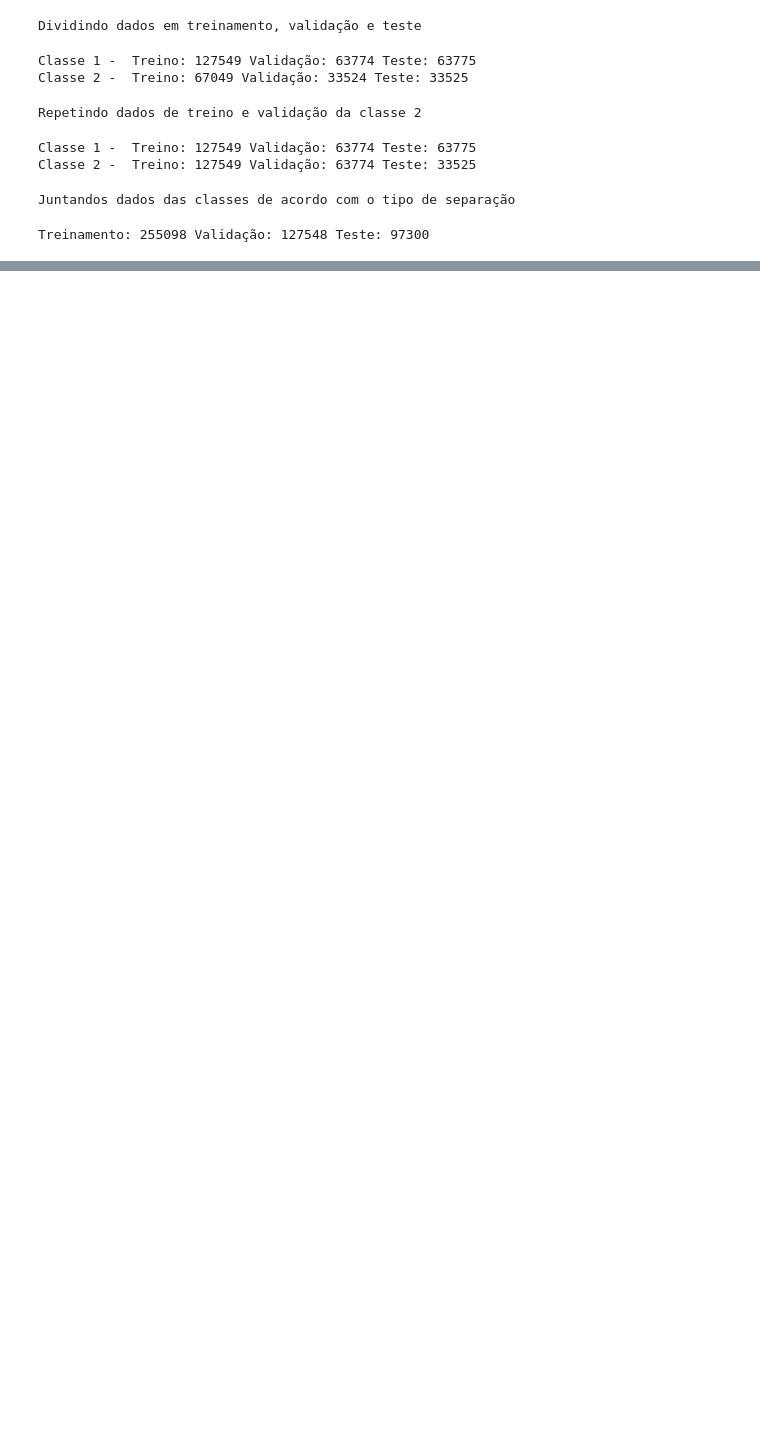
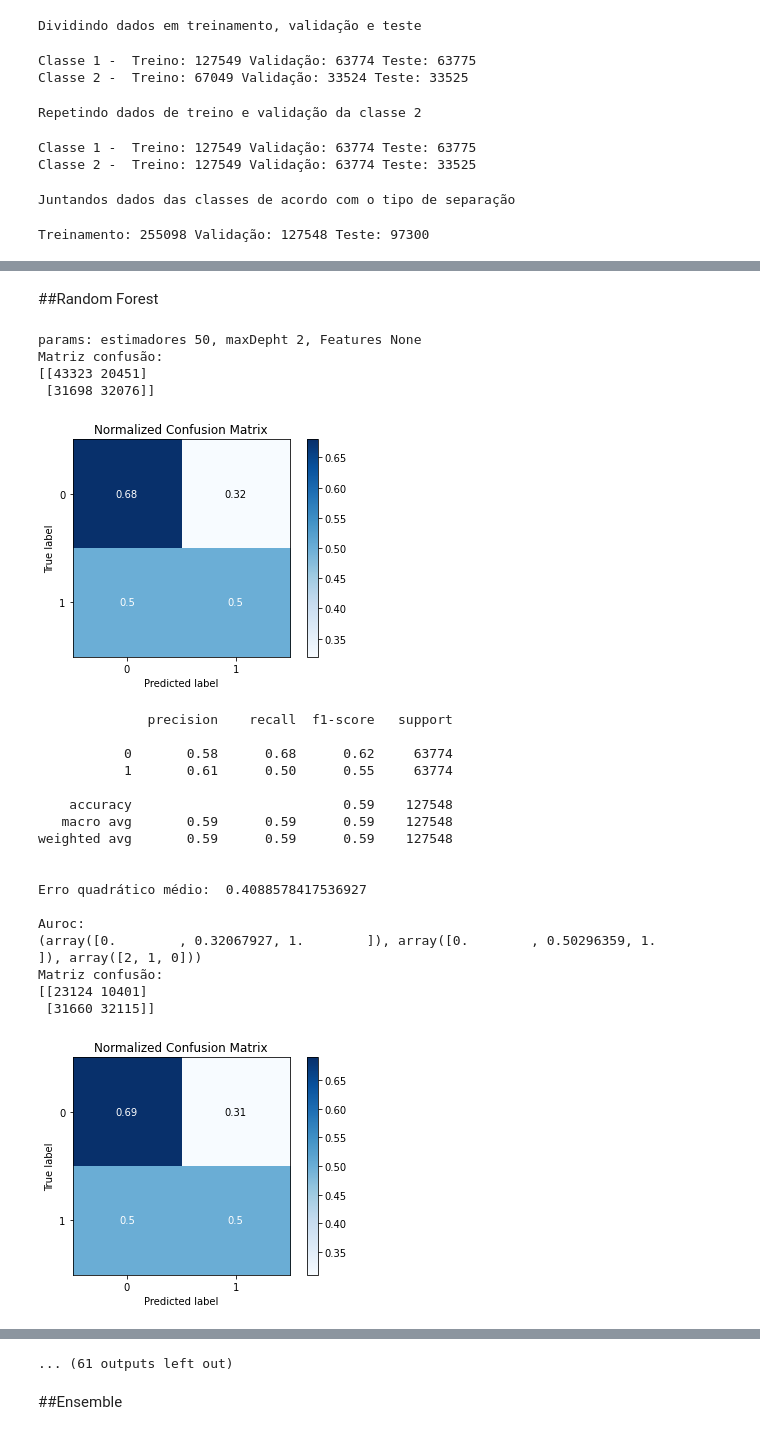
Before and after one commit to LucasThierry/Neural-Networks-21.1, a Jupyter notebook: Projeto.ipynb, the cells around one changed output, grey strips where cells are left out. Saved outputs shown, nothing was run; the diff lists cells and outputs as text; code cells hidden in the pictures; blank space fills up the shorter version.

Commit message:
Adição da avaliação do random forest

```diff
--- a/Projeto.ipynb
+++ b/Projeto.ipynb
@@ -39,0 +53,2 @@ Lendo arquivo...
+# %%
+dataset.drop(columns=['INDEX'], inplace=True)
@@ -89,0 +133,7 @@ Treinamento: 255098 Validação: 127548 Teste: 97300
+# %%
+x_train = data_train.iloc[:,:-2]
+y_train = data_train.iloc[:,-2:]
+x_validate = data_validate.iloc[:,:-2]
+y_validate = data_validate.iloc[:,-2:]
+x_test = data_test.iloc[:,:-2]
+y_test = data_test.iloc[:,-2:]
@@ -89,0 +165,4 @@ Treinamento: 255098 Validação: 127548 Teste: 97300
+# %%
+def pred_name_columns(arr):
+    result = pd.DataFrame(arr, columns = ['IND_BOM_1_1','IND_BOM_1_2'])
+    return result
@@ -89,0 +240,2 @@ Treinamento: 255098 Validação: 127548 Teste: 97300
+# %% [markdown]
+##Random Forest
@@ -89,0 +244,51 @@ Treinamento: 255098 Validação: 127548 Teste: 97300
+# %%
+estimators = [50,100,128]
+maxDeep = [2,5,8]
+maxFeatures = [None, 'sqrt']
+# %%
+for est in estimators:
+  for deep in maxDeep:
+    for feat in maxFeatures:
+      rf_classifier = RandomForestClassifier(n_estimators=est,max_depth=deep,min_samples_leaf=2,min_samples_split=4,max_features=feat)
+      print('params: estimadores {}, maxDepht {}, Features {}'.format(est,deep,feat))
+      rf_history = rf_classifier.fit(x_train, y_train)
+
+      rf_pred_class_val = rf_classifier.predict(x_validate)
+      y_pred_rf_val = pred_name_columns(rf_pred_class_val)
+      my_metrics(y_validate,y_pred_rf_val)
+
+      #rf_prb_val = rf_classifer.predict_proba(x_validate)
+      # skplt.metrics.plot_ks_statistic(y_validate['IND_BOM_1_1'], rf_prb_val)
+      # plt.show()
+
+      rf_pred_class_test = rf_classifier.predict(x_test)
+      y_pred_rf_test = pred_name_columns(rf_pred_class_test)
+      my_metrics(y_test,y_pred_rf_test)
+
+      #rf_prb_tst = rf_classifer.predict_proba(x_test)
+      # skplt.metrics.plot_ks_statistic(y_test['IND_BOM_1_1'], rf_prb_tst)
+      # plt.show()
+# %% [output]
+params: estimadores 50, maxDepht 2, Features None
+Matriz confusão:
+[[43323 20451]
+ [31698 32076]]
+[figure, added]
+              precision    recall  f1-score   support
+
+           0       0.58      0.68      0.62     63774
+           1       0.61      0.50      0.55     63774
+
+    accuracy                           0.59    127548
+   macro avg       0.59      0.59      0.59    127548
+weighted avg       0.59      0.59      0.59    127548
+
+
+Erro quadrático médio:  0.4088578417536927
+
+Auroc:
+(array([0.        , 0.32067927, 1.        ]), array([0.        , 0.50296359, 1.        ]), array([2, 1, 0]))
+Matriz confusão:
+[[23124 10401]
+ [31660 32115]]
+[figure, added]
@@ -89,0 +369,3 @@ Treinamento: 255098 Validação: 127548 Teste: 97300
+... (61 outputs left out)
+# %% [markdown]
+##Ensemble
```
Also changed, not shown: parts of 22 cells of this notebook.
